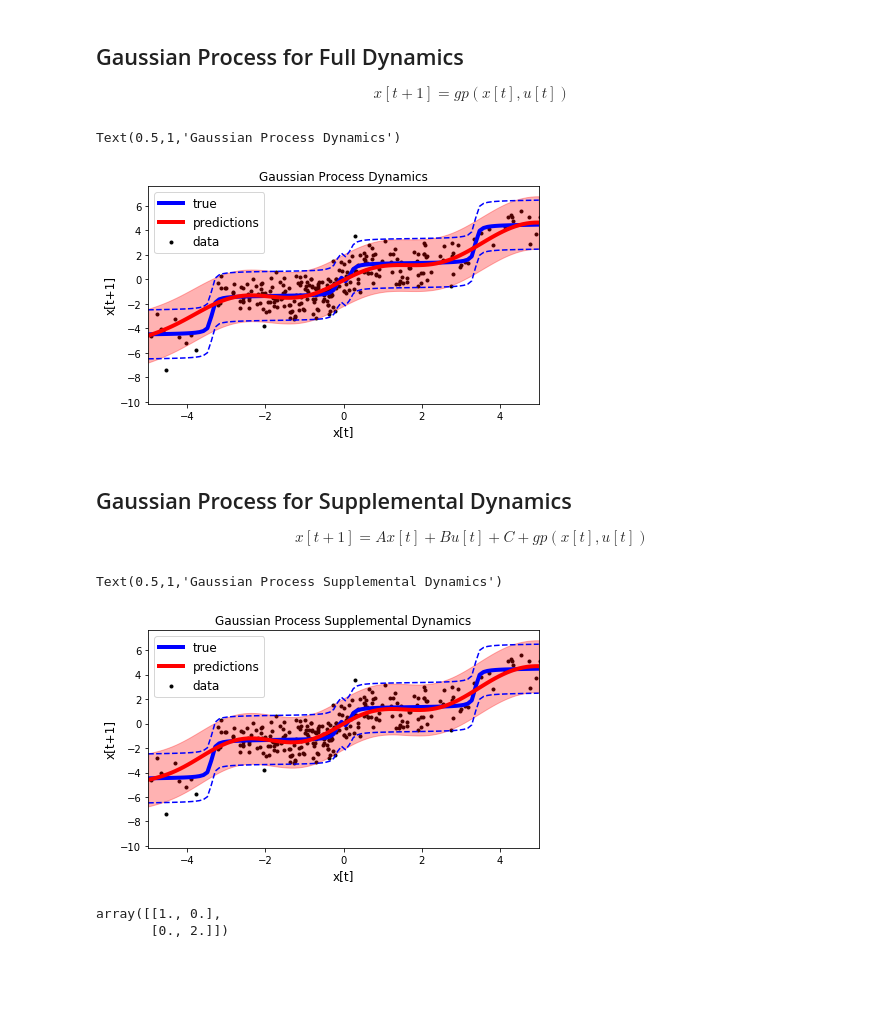
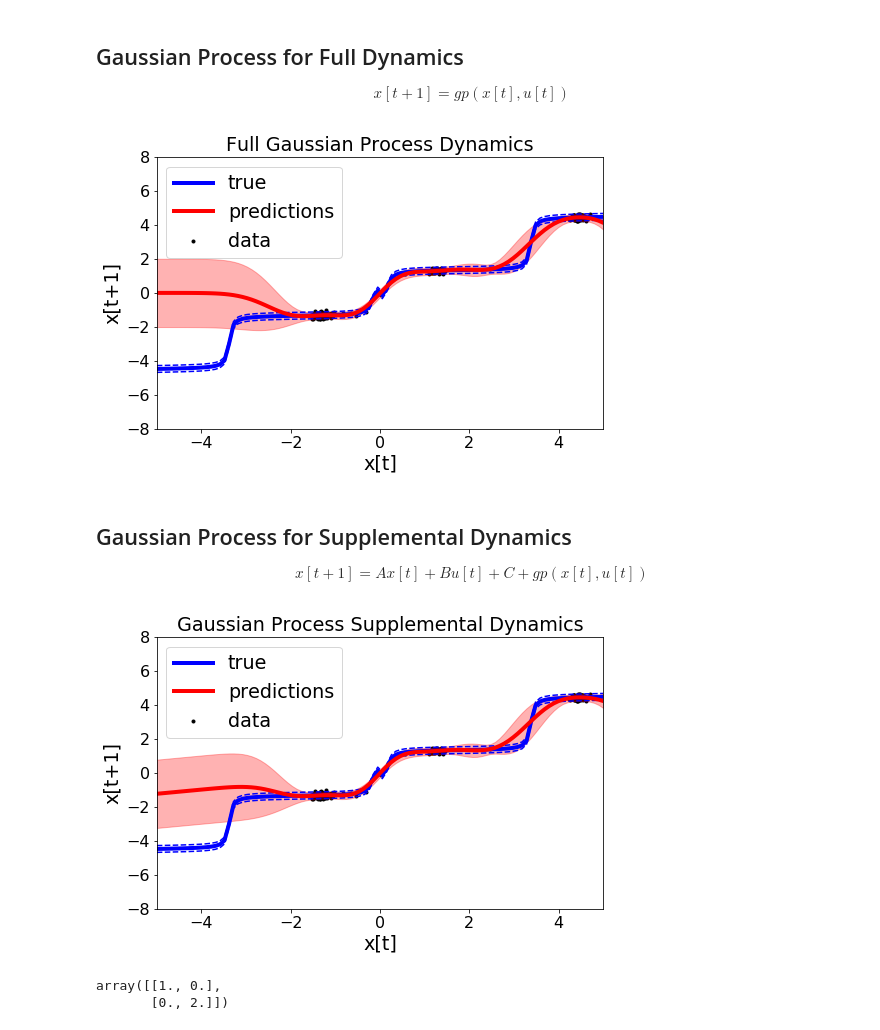
Before and after one commit to GoldeneyeRohan/prediction-uncertainty, a Jupyter notebook: Test Nonlinear System IDs.ipynb, the cells around one changed output. Cells and saved outputs as stored; diff of their text form; code cells hidden in the pictures; blank space fills up the shorter version.

```diff
--- a/Test Nonlinear System IDs.ipynb
+++ b/Test Nonlinear System IDs.ipynb
@@ -47,8 +47,10 @@ class SineModel(dynamics_models.NonLinearSystem):
 dt = 0.1
 n = 1
 m = 1
+save_dir = "sysid_examples/"
 init_lims = (-5, 5)
-process_noise = np.eye(n) * 1
+figsize = (8,5)
+process_noise = np.eye(n) * 0.01
 def get_vehicle():
     init_state = np.random.uniform(low=init_lims[0], high=init_lims[1])
     return SineModel(np.array([init_state]), dt, process_noise)
@@ -78,6 +80,8 @@ def sim_traj(vehicle, K, episode_length):
     return x_traj, u_traj
 # %%
 num_episodes = 10
+title_string = "smalldata" if num_episodes <=3 else "largedata"
+title_string = "nonoise"
 episode_length = 30
 x_trajs = []
 u_trajs = []
@@ -117,21 +121,24 @@ f_true = lambda x: vehicle.f_discrete(x, - K @ x, dt)
 y_true = [f_true(np.array([x])) for x in test_points.flatten()]
 # %%
 lw = 4
-plt.figure(figsize=(7,4))
+ylims=(-8,8)
+plt.figure(figsize=figsize)
 plt.plot(test_points, y_true, "b", lw=lw, label="true")
 hi = y_true + 2 * np.sqrt(process_noise)
 lo = y_true - 2 * np.sqrt(process_noise)
 plt.plot(test_points, hi, "b--")
 plt.plot(test_points, lo, "b--")
 plt.scatter(x_data[:,0], y_data[:,0], c="k", marker=".", label="data")
-
+k = 100
 plt.plot(test_points, predictions, "r", lw=lw, label="predictions")
 hi = predictions + 2 * np.sqrt(uncertainties)
 lo = predictions - 2 * np.sqrt(uncertainties)
 plt.fill_between(test_points.flatten(), hi, lo, alpha=0.3, color="r")
 plt.xlim(init_lims)
+plt.ylim(ylims)
 plt.legend()
 plt.xlabel("x[t]")
 plt.ylabel("x[t+1]")
 plt.title("Locally Linear Dynamics")
+plt.savefig(save_dir + "loclin_" + title_string + ".png", bbox_inches="tight")
 # %% [output]
@@ -153,26 +159,27 @@ uncertainties = np.diag(covs)
 predictions = predictions.flatten()
 # %%
 lw = 4
-plt.figure(figsize=(7,4))
+plt.figure(figsize=figsize)
 plt.plot(test_points, y_true, "b", lw=lw, label="true")
 hi = y_true + 2 * np.sqrt(process_noise)
 lo = y_true - 2 * np.sqrt(process_noise)
 plt.plot(test_points, hi, "b--")
 plt.plot(test_points, lo, "b--")
 plt.scatter(x_data[:,0], y_data[:,0], c="k", marker=".", label="data")
 
 plt.plot(test_points, predictions, "r", lw=lw, label="predictions")
 hi = predictions + 2 * np.sqrt(uncertainties)
 lo = predictions - 2 * np.sqrt(uncertainties)
 plt.fill_between(test_points.flatten(), hi, lo, alpha=0.3, color="r")
 plt.xlim(init_lims)
 plt.legend()
 plt.xlabel("x[t]")
 plt.ylabel("x[t+1]")
-plt.title("Gaussian Process Dynamics")
+plt.ylim(ylims)
+plt.title("Full Gaussian Process Dynamics")
+plt.savefig(save_dir + "fullgp_" + title_string + ".png", bbox_inches="tight")
 # %% [output]
-Text(0.5,1,'Gaussian Process Dynamics')
-[figure, old version]
+[figure, new version]
 # %% [markdown]
 ## Gaussian Process for Supplemental Dynamics
 $$ x[t+1] = Ax[t] + Bu[t] + C + gp(x[t],u[t])$$
@@ -191,7 +198,7 @@ uncertainties = np.diag(covs)
 predictions = predictions.flatten() + nom_test.flatten()
 # %%
 lw = 4
-plt.figure(figsize=(7,4))
+plt.figure(figsize=figsize)
 plt.plot(test_points, y_true, "b", lw=lw, label="true")
 hi = y_true + 2 * np.sqrt(process_noise)
 lo = y_true - 2 * np.sqrt(process_noise)
@@ -205,12 +212,13 @@ lo = predictions - 2 * np.sqrt(uncertainties)
 plt.fill_between(test_points.flatten(), hi, lo, alpha=0.3, color="r")
 plt.xlim(init_lims)
 plt.legend()
+plt.ylim(ylims)
 plt.xlabel("x[t]")
 plt.ylabel("x[t+1]")
 plt.title("Gaussian Process Supplemental Dynamics")
+plt.savefig(save_dir + "supgp_" + title_string + ".png", bbox_inches="tight")
 # %% [output]
-Text(0.5,1,'Gaussian Process Supplemental Dynamics')
-[figure, old version]
+[figure, new version]
 # %%
 Q = np.diag([1,2,3,4])
 uncertainty_utils.project_elipse(Q, [0,1])
```
Also changed, not shown: parts of 2 cells of this notebook, 7 other files.
